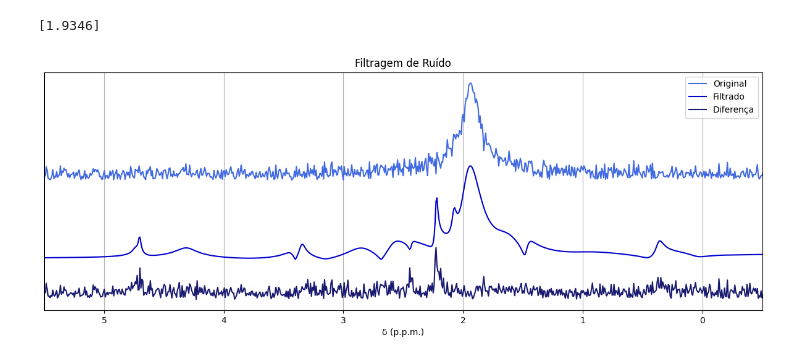
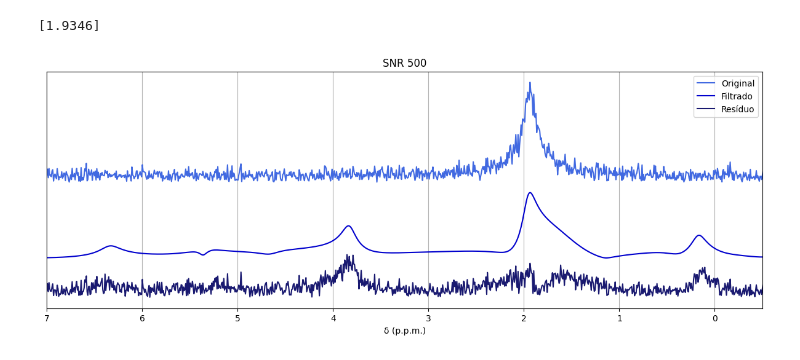
Before and after one commit to JoaoDell/MRI-study, a Jupyter notebook: examples/MPM/spec_components_2.ipynb, the cells around one changed output. Saved outputs shown, nothing was run; the diff lists cells and outputs as text; code cells hidden in the pictures.

```diff
--- a/examples/MPM/spec_components_2.ipynb
+++ b/examples/MPM/spec_components_2.ipynb
@@ -69,38 +54,38 @@ print(pymri.chem_shift_from_f(pymri.rad_to_hz(ws), B0))
 c_sigs = np.zeros((snrs.size, sig.size), dtype = np.complex128)
 r_sigs = np.zeros((snrs.size, sig.size), dtype = np.complex128)
 residues = np.zeros((snrs.size, sig.size), dtype = np.complex128)
-s0s = np.zeros((snrs.size, L_))
-phis = np.zeros((snrs.size, L_))
-omegas = np.zeros((snrs.size, L_))
-t2s = np.zeros((snrs.size, L_))
+s0__ = np.array([{}, {}, {}, {}, {}, {}, {}, {}, {}])
+phi__ = np.array([{}, {}, {}, {}, {}, {}, {}, {}, {}])
+omega__ = np.array([{}, {}, {}, {}, {}, {}, {}, {}, {}])
+t2s__ = np.array([{}, {}, {}, {}, {}, {}, {}, {}, {}])
 
 for i in range(snrs.size):
     c_sigs[i, :] = pymri.corrupted_snr(sig, 0.0, sigmas[i])
     fil_sig, z, r = pymri.filter_sig(c_sigs[i, :], L, noise_threshold, return_full_arrays=True, return_poles_and_res=True)
-    s0s[i, :], phis[i, :], omegas[i, :], t2s[i, :] = pymri.calculate_variables_from_z_and_r(z, r, dt)
-    t2s[i, :] = 1/t2s[i, :]
-    s0__, phi__, omega__, t2s__, n_comp = pymri.select_peaks(s0s[i, :], phis[i, :], omegas[i, :], t2s[i, :])
-    r_sigs[i, :], t_ = pymri.population_transverse_decay(t0, tn, dt, pymri.population(omega__, t2s__, s0__, phi__))
+    s0s, phis, omegas, t2s = pymri.calculate_variables_from_z_and_r(z, r, dt)
+    t2s = 1/t2s
+    s0__[i][0], phi__[i][0], omega__[i][0], t2s__[i][0], n_comp = pymri.select_peaks(s0s, phis, omegas, t2s)
+    r_sigs[i, :], t_ = pymri.population_transverse_decay(t0, tn, dt, pymri.population(omega__[i][0], t2s__[i][0], s0__[i][0], phi__[i][0]))
     freqs, r_sigs[i, :] = pymri.fourier_spectrum(r_sigs[i, :], dt, B0)
     freqs, c_sigs[i, :] = pymri.fourier_spectrum(c_sigs[i, :], dt, B0)
     residues[i, :] = c_sigs[i, :] - r_sigs[i, :]
 # %%
 yoffset = 5.0
 i = 0
 
 plt.figure(figsize=(15, 5))
 
 plt.plot(freqs, np.absolute(c_sigs[i, :]) + 3*yoffset, c = "royalblue", label = "Original")
 plt.plot(freqs, np.absolute(r_sigs[i, :]) + yoffset, c = "mediumblue", label = "Filtrado")
-plt.plot(freqs,  np.absolute(residues[i, :]), c = "midnightblue", label = "Diferença")
-plt.xlim(-0.5, 5.5)
-plt.title("Filtragem de Ruído")
+plt.plot(freqs,  np.absolute(residues[i, :]), c = "midnightblue", label = "Resíduo")
+plt.xlim(-0.5, 7.0)
+plt.title(f"SNR {snrs[i]}")
 plt.xlabel("δ (p.p.m.)")
 # plt.ylabel("Intensidade (U.A.)")
-plt.xlim(-0.5, 5.5)
+plt.xlim(-0.5, 7.0)
 plt.yticks([])
 plt.legend()
 plt.gca().invert_xaxis() #inverts the x axis
 plt.grid()
 # %% [output]
-[figure, old version]
+[figure, new version]
```
Also changed, not shown: parts of 20 cells of this notebook, 7 other files.
